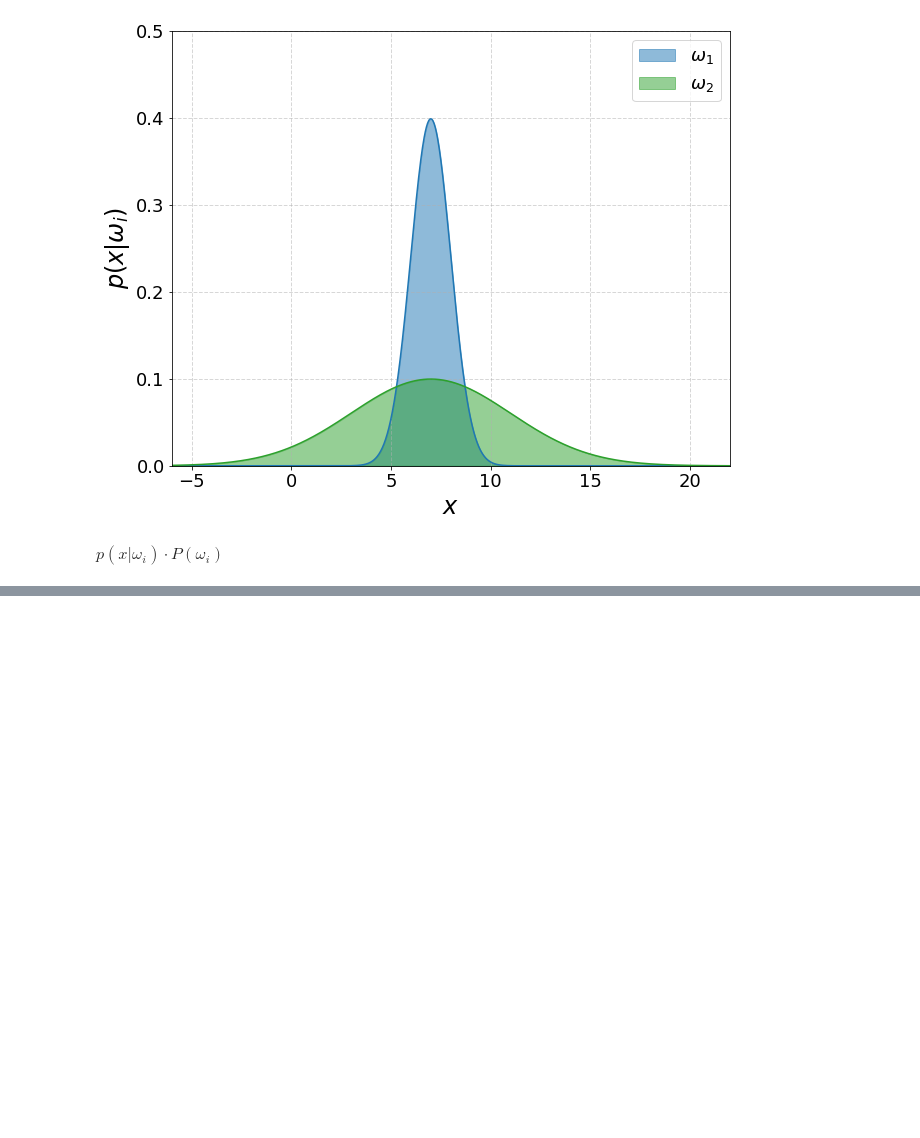
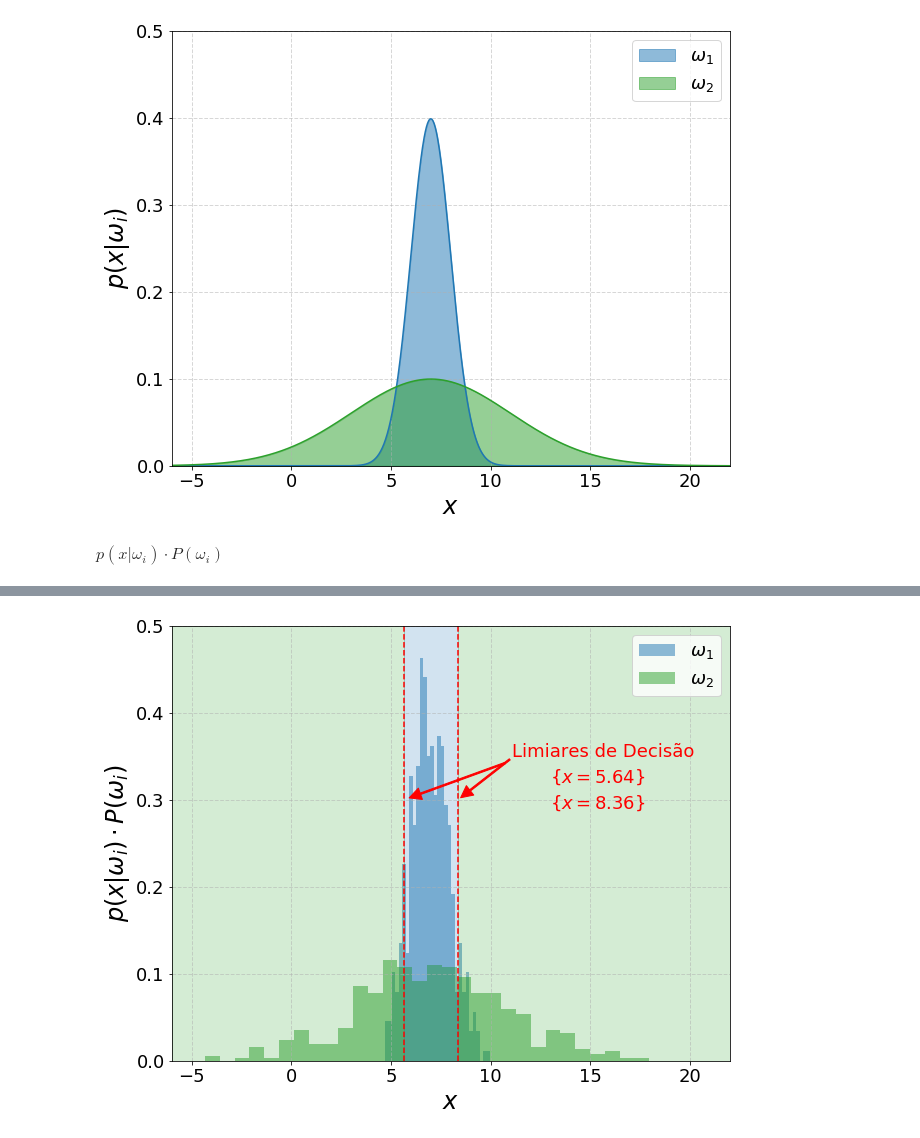
Before and after one commit to titocaco/disciplina_ml, a Jupyter notebook: ml_prova_3.ipynb, the cells around one changed output, grey strips where cells are left out. Drawn from its saved outputs; the diff is of its cells as text; code cells hidden in the pictures; blank space fills up the shorter version.

```diff
--- a/ml_prova_3.ipynb
+++ b/ml_prova_3.ipynb
@@ -141,0 +147,63 @@ plt.show()
+# %%
+# Geração de um conjunto de 500 amostras da classe omega_1 e 500 amostras da classe omega_2
+amostras_omega1 = np.random.normal(7, 1, int(N_PONTOS/2))
+amostras_omega2 = np.random.normal(7, 4, int(N_PONTOS/2))
+# %%
+# Plot dos dados
+plt.figure(figsize=(10, 8))
+
+_, _, _ = plt.hist(amostras_omega1, 30, density=True, color='C0', alpha=0.5, label=r'$\omega_1$')
+_, _, _ = plt.hist(amostras_omega2, 30, density=True, color='C2', alpha=0.5, label=r'$\omega_2$')
+
+plt.legend(fontsize=18)
+plt.grid(True, linestyle='--', linewidth=1.0, alpha=0.5)
+
+# # Plot do limiar de decisão
+plt.axvline(x=5.64, linestyle='--', color='red')
+plt.annotate('Limiares de Decisão',
+             xy=(5.64, 0.3),
+             xytext=(11.1, 0.35),
+             arrowprops=dict(facecolor='red',
+                             shrink=0.05,
+                             width=1.5,
+                             edgecolor='red'),
+             color='red',
+             fontsize=18)
+
+plt.axvline(x=8.36, linestyle='--', color='red')
+plt.annotate('',
+             xy=(8.36, 0.3),
+             xytext=(11.1, 0.349),
+             arrowprops=dict(facecolor='red',
+                             shrink=0.05,
+                             width=1.5,
+                             edgecolor='red'),
+             color='red',
+             fontsize=18)
+
+plt.annotate('$\{x=5.64\}$', xy=(13.0, 0.32), fontsize=18, color='red')
+plt.annotate('$\{x=8.36\}$', xy=(13.0, 0.29), fontsize=18, color='red')
+
+plt.axvspan(X_MIN, 5.64, alpha=0.2, color='C2')
+plt.axvspan(5.64, 8.36, alpha=0.2, color='C0')
+plt.axvspan(8.36, X_MAX, alpha=0.2, color='C2')
+
+# Ajustes extras do plot
+plt.xlim(X_MIN, X_MAX)
+plt.ylim(0.0, 0.5)
+plt.xticks(fontsize=18)
+plt.yticks(fontsize=18)
+plt.xlabel(r'$x$', fontsize=24)
+plt.ylabel(r'$p(x | \omega_i)\cdot P(\omega_i)$', fontsize=24)
+
+# Salvamento da figura em PDF
+plt.savefig('ml_prova_03_simulacao_1000_amostras.pdf',
+            format='pdf',
+            dpi=300,
+            transparent=True,
+            bbox_inches='tight')
+
+# Exibicação 'limpa' da figura
+plt.show()
+# %% [output]
+[figure, added]
```
Also changed, not shown: parts of 8 cells of this notebook.
